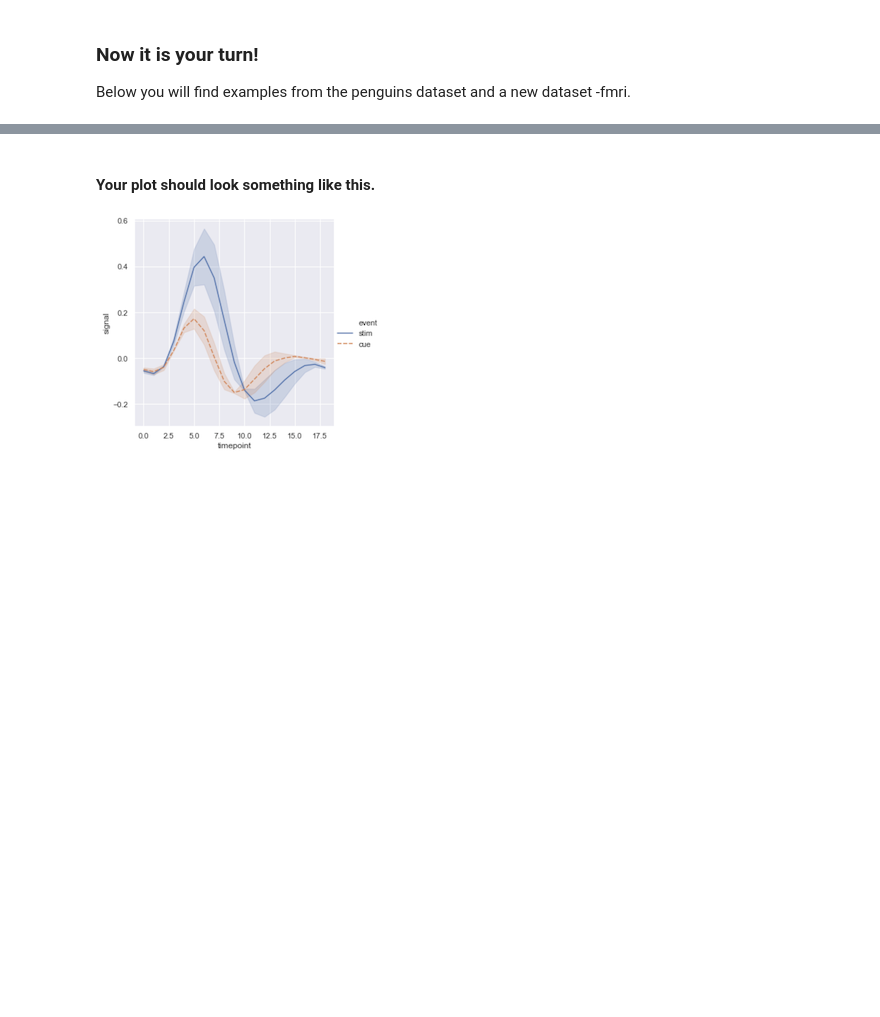
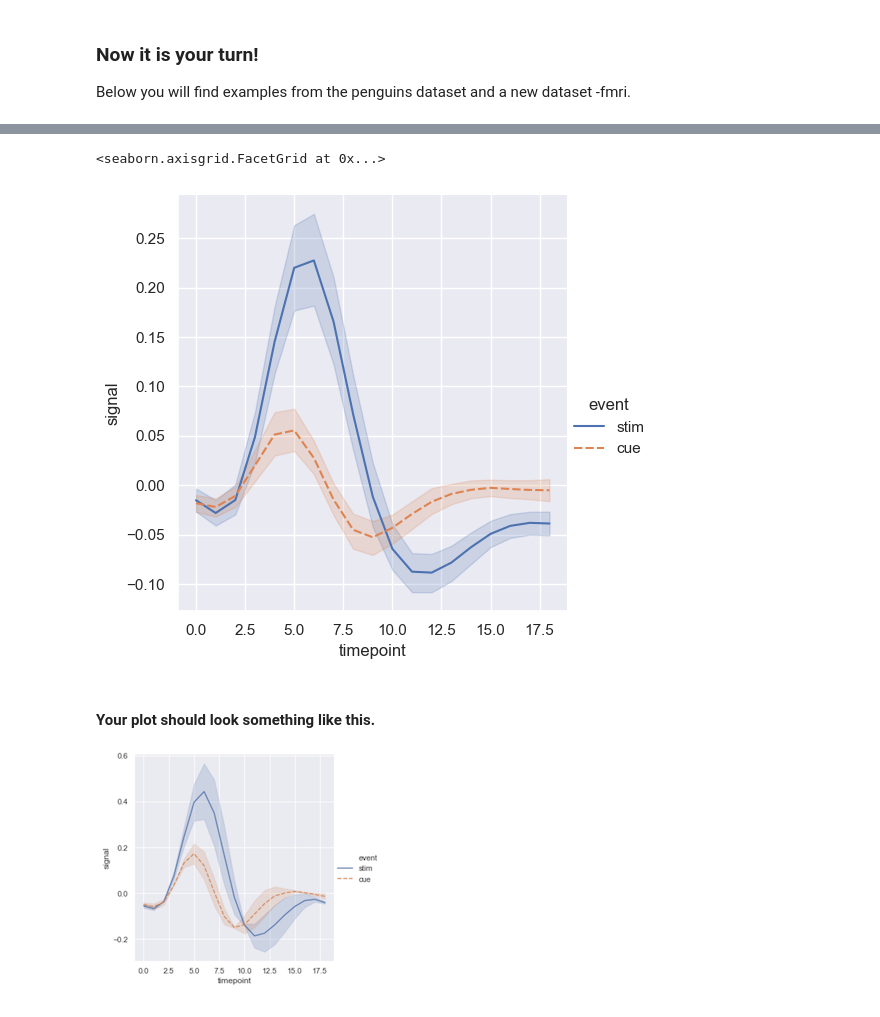
Before and after one commit to JayLi1209/cs4262-5262-2024S, a Jupyter notebook: Assignment0/Assignment0-Hello-Jupyter.ipynb, the cells around one changed output, grey strips where cells are left out. Saved outputs shown, nothing was run; the diff lists cells and outputs as text; code cells hidden in the pictures; blank space fills up the shorter version.

```diff
--- a/Assignment0/Assignment0-Hello-Jupyter.ipynb
+++ b/Assignment0/Assignment0-Hello-Jupyter.ipynb
@@ -76,7 +135,12 @@ s2.head()
 # %%
 # TO DO
 # For subject s2, plot the signal (mean and shaded standard dev) for different event types (cue, stim). Use different visual channels
 # (hue, style, etc.) for each event type. hint: you can try "relplot" and do this in one line of code
+
+sns.relplot(x='timepoint', y='signal', hue='event', style='event', kind='line', data=fmri)
+# %% [output]
+<seaborn.axisgrid.FacetGrid at 0x...>
+[figure, added]
 # %% [markdown]
 #### Your plot should look something like this.
 
```
Also changed, not shown: parts of 14 cells of this notebook.
